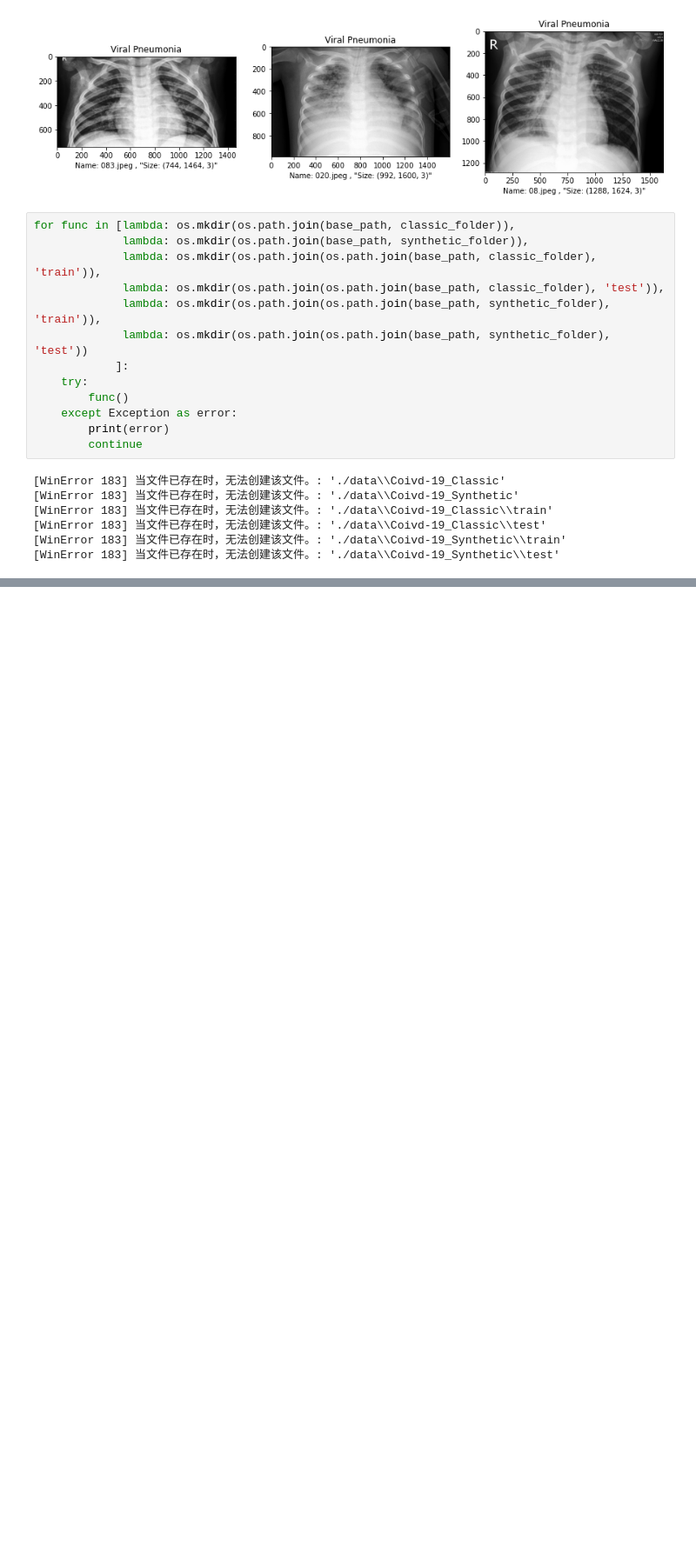
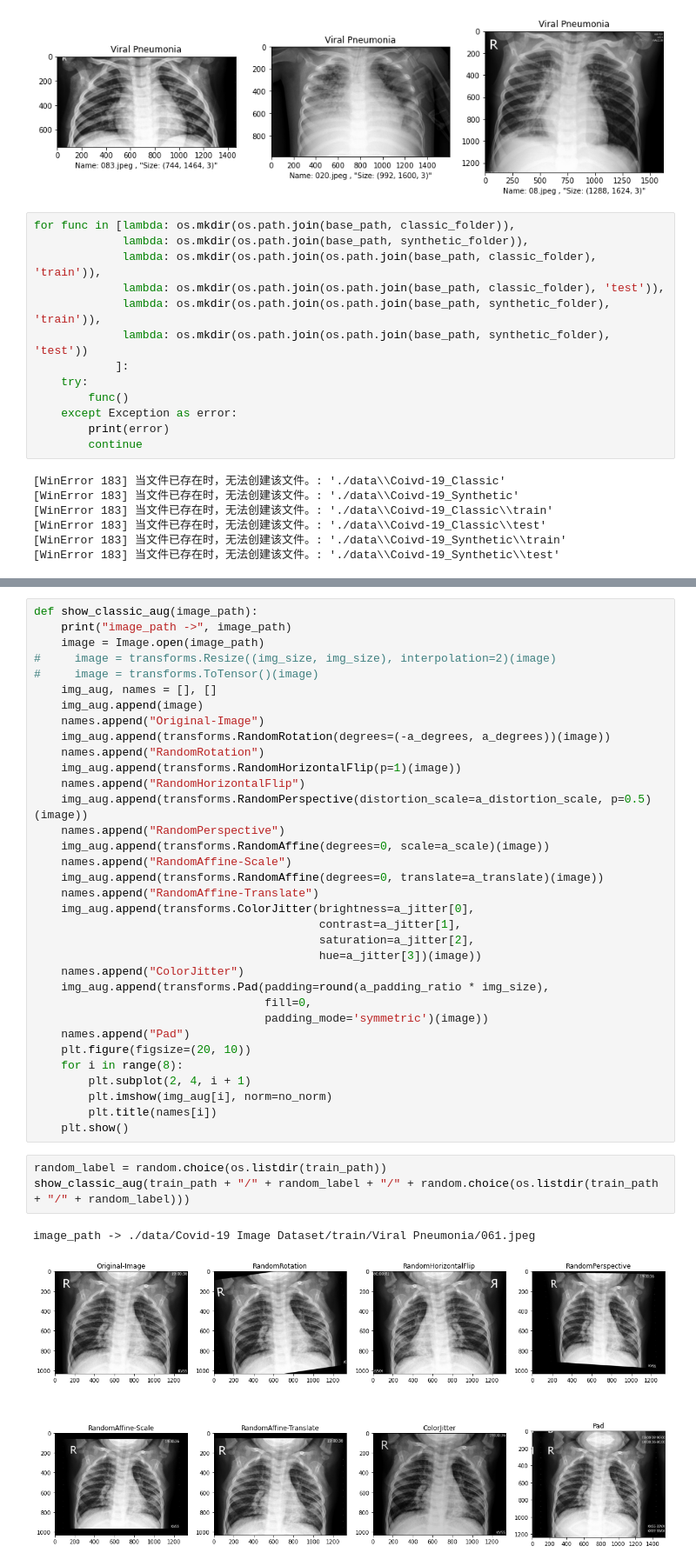
Before and after one commit to haodong2000/CACGAN, a Jupyter notebook: ClassicAUG.ipynb, the cells around one changed output, grey strips where cells are left out. Shown at 87% size. Cells and saved outputs as stored; diff of their text form; blank space fills up the shorter version.

Commit message:
update classic aug

```diff
--- a/ClassicAUG.ipynb
+++ b/ClassicAUG.ipynb
@@ -79,0 +99,40 @@ for label in labels:
+# %%
+def show_classic_aug(image_path):
+    print("image_path ->", image_path)
+    image = Image.open(image_path)
+#     image = transforms.Resize((img_size, img_size), interpolation=2)(image)
+#     image = transforms.ToTensor()(image)
+    img_aug, names = [], []
+    img_aug.append(image)
+    names.append("Original-Image")
+    img_aug.append(transforms.RandomRotation(degrees=(-a_degrees, a_degrees))(image))
+    names.append("RandomRotation")
+    img_aug.append(transforms.RandomHorizontalFlip(p=1)(image))
+    names.append("RandomHorizontalFlip")
+    img_aug.append(transforms.RandomPerspective(distortion_scale=a_distortion_scale, p=0.5)(image))
+    names.append("RandomPerspective")
+    img_aug.append(transforms.RandomAffine(degrees=0, scale=a_scale)(image))
+    names.append("RandomAffine-Scale")
+    img_aug.append(transforms.RandomAffine(degrees=0, translate=a_translate)(image))
+    names.append("RandomAffine-Translate")
+    img_aug.append(transforms.ColorJitter(brightness=a_jitter[0],
+                                          contrast=a_jitter[1],
+                                          saturation=a_jitter[2],
+                                          hue=a_jitter[3])(image))
+    names.append("ColorJitter")
+    img_aug.append(transforms.Pad(padding=round(a_padding_ratio * img_size),
+                                  fill=0,
+                                  padding_mode='symmetric')(image))
+    names.append("Pad")
+    plt.figure(figsize=(20, 10))
+    for i in range(8):
+        plt.subplot(2, 4, i + 1)
+        plt.imshow(img_aug[i], norm=no_norm)
+        plt.title(names[i])
+    plt.show()
+# %%
+random_label = random.choice(os.listdir(train_path))
+show_classic_aug(train_path + "/" + random_label + "/" + random.choice(os.listdir(train_path + "/" + random_label)))
+# %% [output]
+image_path -> ./data/Covid-19 Image Dataset/train/Viral Pneumonia/061.jpeg
+[figure, added]
```
Also changed, not shown: parts of 9 cells of this notebook.
